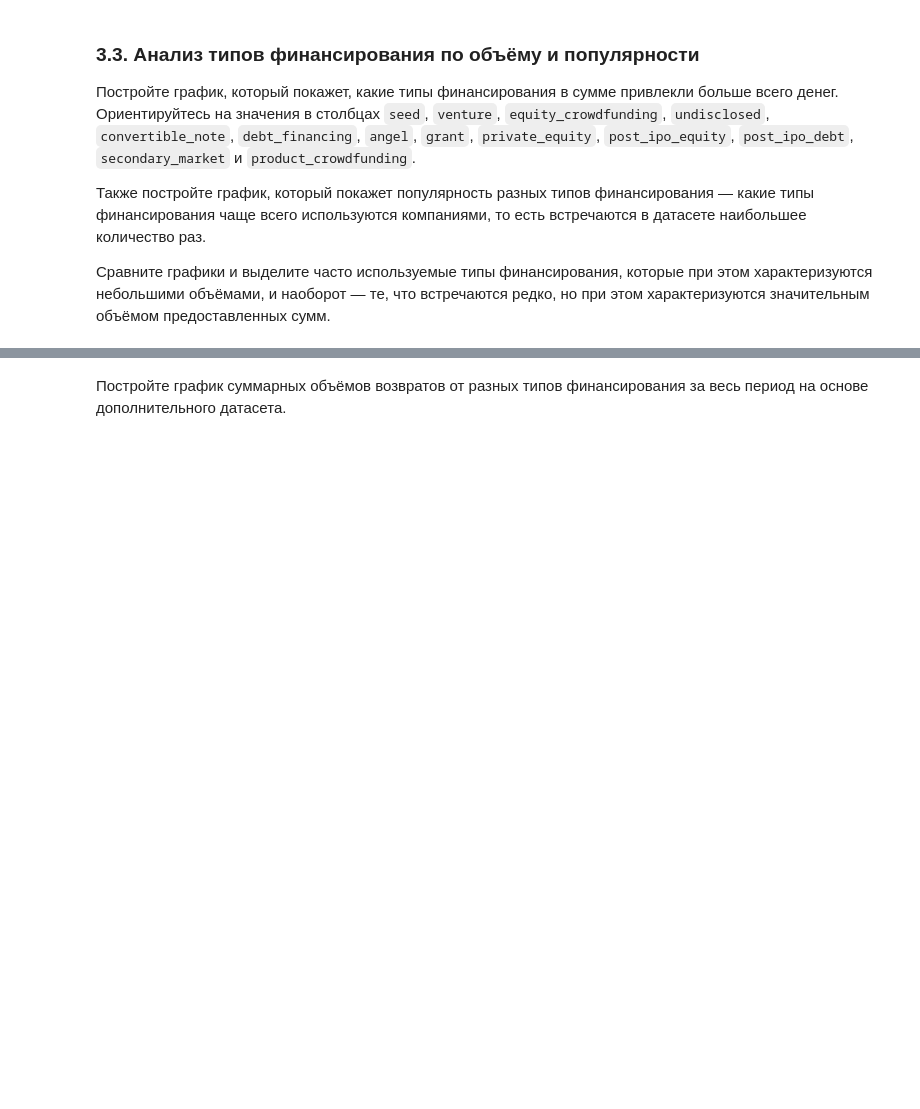
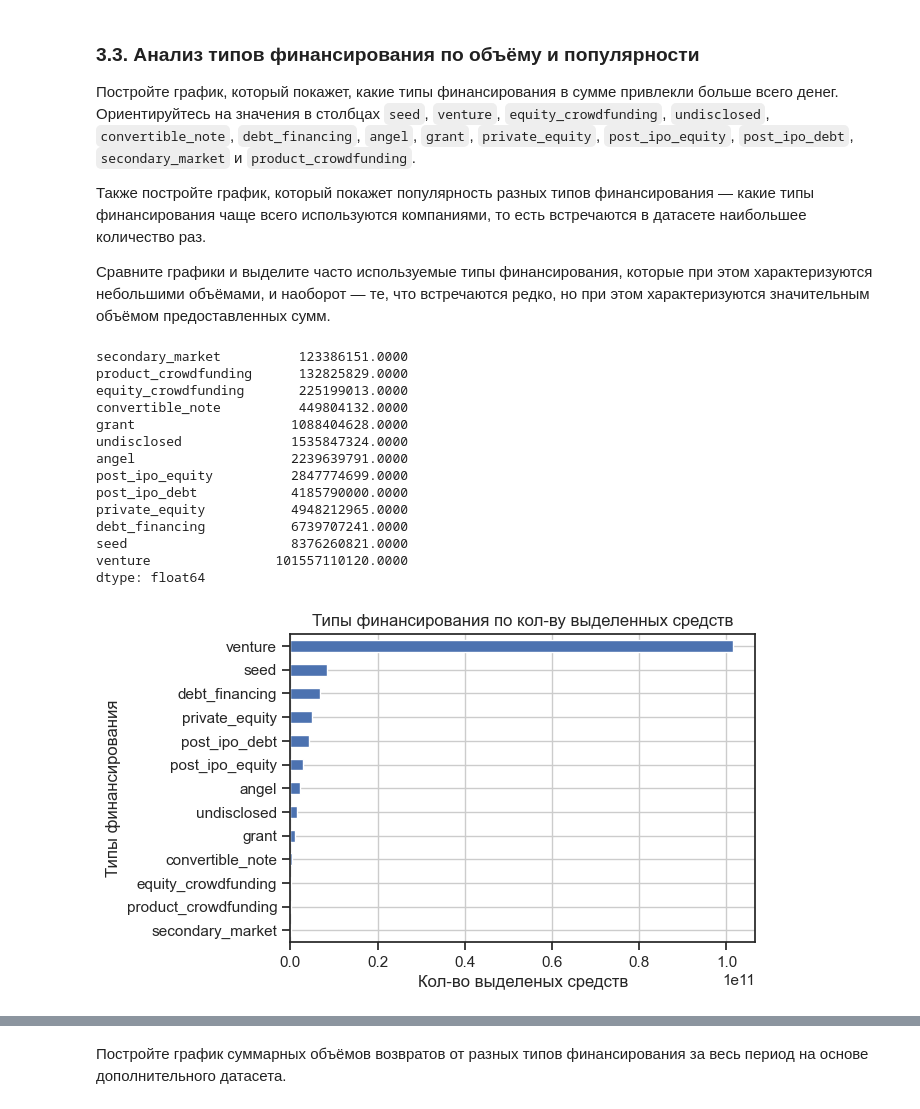
Before and after one commit to CAH0/startup-funding-analysis, a Jupyter notebook: startup_funding_analysis.ipynb, the cells around one changed output, grey strips where cells are left out. Cells and saved outputs as stored; diff of their text form; code cells hidden in the pictures; blank space fills up the shorter version.

```diff
--- a/startup_funding_analysis.ipynb
+++ b/startup_funding_analysis.ipynb
@@ -605,3 +702,14 @@ plt.show()
 Проверьте по датасету, можно ли считать, что вам предоставили полные данные за 2014 год. Затем исключите из датасета компании, которые вы ранее посчитали получившими аномальное финансирование.
 
 Когда исключите аномальные записи, на основе столбцов `mid_funding_at` и `funding_rounds` оставьте в датасете данные только об определённых компаниях. Они должны были получать финансирование в годы, когда было зафиксировано 50 или более раундов финансирования.
+# %%
+#founded_at
+data = df['founded_at']
+data = df.loc[df['founded_year'] == 2014, 'founded_at']
+
+print(data.unique().size)
+print(data.min())
+print(data.max())
+
+# очищаем от аномальных значений
+df = df[df['is_anomaly'] == False]
@@ -607,0 +728,7 @@ plt.show()
+# %%
+ss = df.groupby('founded_year')['funding_rounds'].count()
+years_keep = ss[ss >= 50].index
+
+df = df[df['founded_year'].isin(years_keep)]
+
+print(df.groupby('founded_year')['funding_rounds'].count().sort_values())
@@ -613,3 +764,42 @@ plt.show()
 Также постройте график, который покажет популярность разных типов финансирования — какие типы финансирования чаще всего используются компаниями, то есть встречаются в датасете наибольшее количество раз.
 
 Сравните графики и выделите часто используемые типы финансирования, которые при этом характеризуются небольшими объёмами, и наоборот — те, что встречаются редко, но при этом характеризуются значительным объёмом предоставленных сумм.
+# %%
+funding_types = [
+    'seed', 'venture', 'equity_crowdfunding', 'undisclosed',
+    'convertible_note', 'debt_financing', 'angel', 'grant',
+    'private_equity', 'post_ipo_equity', 'post_ipo_debt',
+    'secondary_market', 'product_crowdfunding'
+]
+
+amount = df[funding_types].sum().sort_values(ascending=True)
+
+print(amount)
+
+plt.figure(figsize=(6,4))
+
+amount.plot(
+    kind='barh',
+    title = 'Типы финансирования по кол-ву выделенных средств',
+)
+
+plt.grid()
+plt.ylabel('Типы финансирования')
+plt.xlabel('Кол-во выделеных средств')
+plt.show()
+# %% [output]
+secondary_market          123386151.0000
+product_crowdfunding      132825829.0000
+equity_crowdfunding       225199013.0000
+convertible_note          449804132.0000
+grant                    1088404628.0000
+undisclosed              1535847324.0000
+angel                    2239639791.0000
+post_ipo_equity          2847774699.0000
+post_ipo_debt            4185790000.0000
+private_equity           4948212965.0000
+debt_financing           6739707241.0000
+seed                     8376260821.0000
+venture                101557110120.0000
+dtype: float64
+[figure, added]
```
Also changed, not shown: parts of 15 cells of this notebook.
